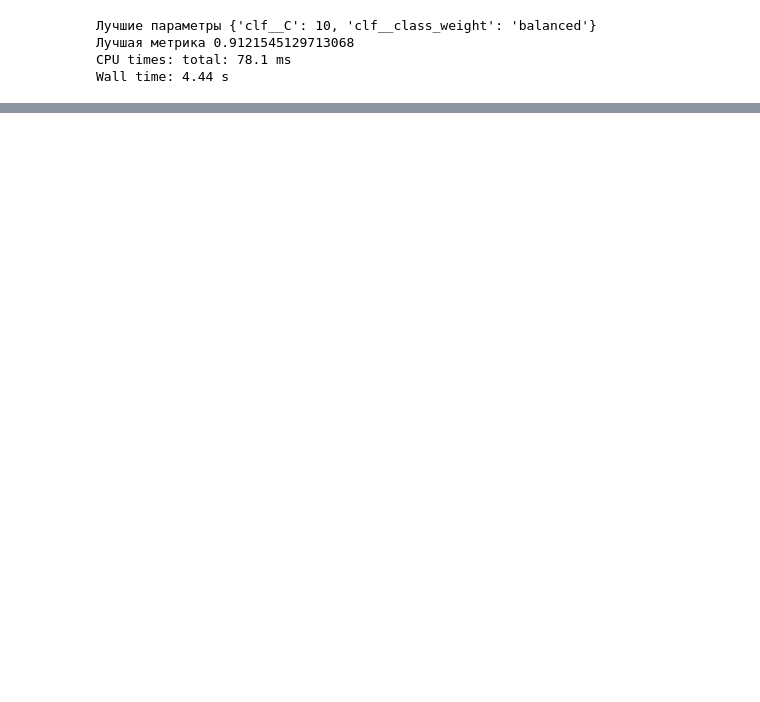
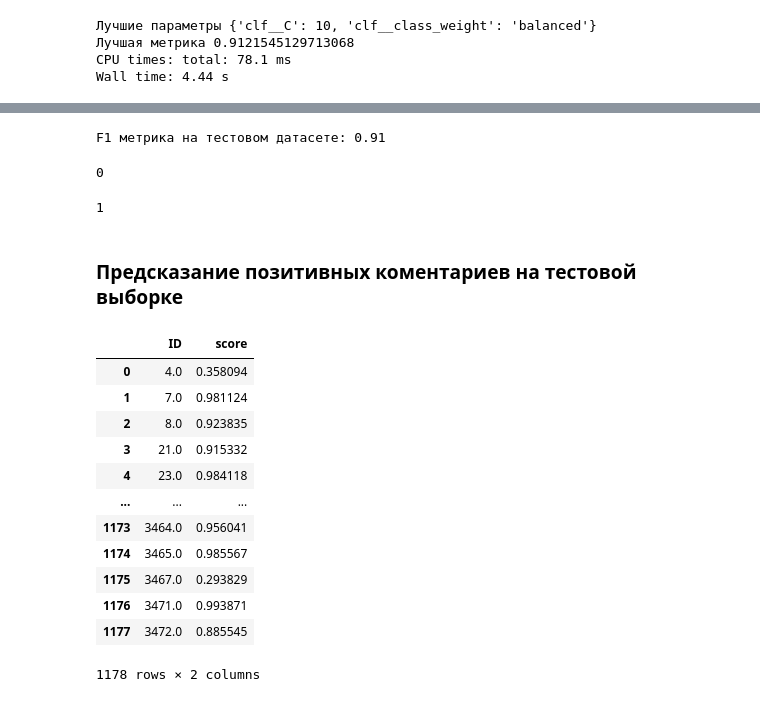
Before and after one commit to ngribin/NLP, a Jupyter notebook: Deeray_test.ipynb, the cells around one changed output, grey strips where cells are left out. Drawn from its saved outputs; the diff is of its cells as text; code cells hidden in the pictures; blank space fills up the shorter version.

```diff
--- a/Deeray_test.ipynb
+++ b/Deeray_test.ipynb
@@ -852,0 +750,40 @@ show_wordcloud(data["Текст отзыва"])
+# %%
+y_pred = lr_m.predict(X_test)
+f1_score = f1_score(y_test, y_pred)
+
+print('F1 метрика на тестовом датасете: {:.2f}'.format(f1_score))
+# %% [output]
+F1 метрика на тестовом датасете: 0.91
+# %%
+# негативный коментарий
+comment = "Это плохая пряжа и очень дорогая"
+
+data_test = pd.DataFrame({'comment_text': [comment]})
+
+
+X = count_tf_idf.transform(data_test['comment_text'])
+
+# make a prediction for the comment
+pred = lr_m.predict(X)
+
+# получили значение 0, что совподает с негативным окрасом
+print(pred[0])
+# %% [output]
+0
+# %%
+# позитивный коментарий
+comment_pos = "Все супер набор хороший"
+data_test = pd.DataFrame({'comment_text': [comment_pos]})
+
+
+X = count_tf_idf.transform(data_test['comment_text'])
+
+# делаем предикт коментария
+pred = lr_m.predict(X)
+
+# получили значение 1, что совподает с текстом
+print(pred[0])
+# %% [output]
+1
+# %% [markdown]
+### Предсказание позитивных коментариев на тестовой выборке
@@ -852,0 +798,23 @@ show_wordcloud(data["Текст отзыва"])
+# %%
+ids = data["ID отзыва"]
+
+
+indices = np.where(probabilities_test[:, 1])
+indices = np.squeeze(indices)
+scores = pd.DataFrame({'ID': ids[indices], 'score': probabilities_test[indices, 1]})
+
+scores
+# %% [output]
+|  | ID | score |
+| 0 | 4.0 | 0.358094 |
+| 1 | 7.0 | 0.981124 |
+| 2 | 8.0 | 0.923835 |
+| 3 | 21.0 | 0.915332 |
+| 4 | 23.0 | 0.984118 |
+| ... | ... | ... |
+| 1173 | 3464.0 | 0.956041 |
+| 1174 | 3465.0 | 0.985567 |
+| 1175 | 3467.0 | 0.293829 |
+| 1176 | 3471.0 | 0.993871 |
+| 1177 | 3472.0 | 0.885545 |
+1178 rows × 2 columns
```
Also changed, not shown: parts of 46 cells of this notebook.
